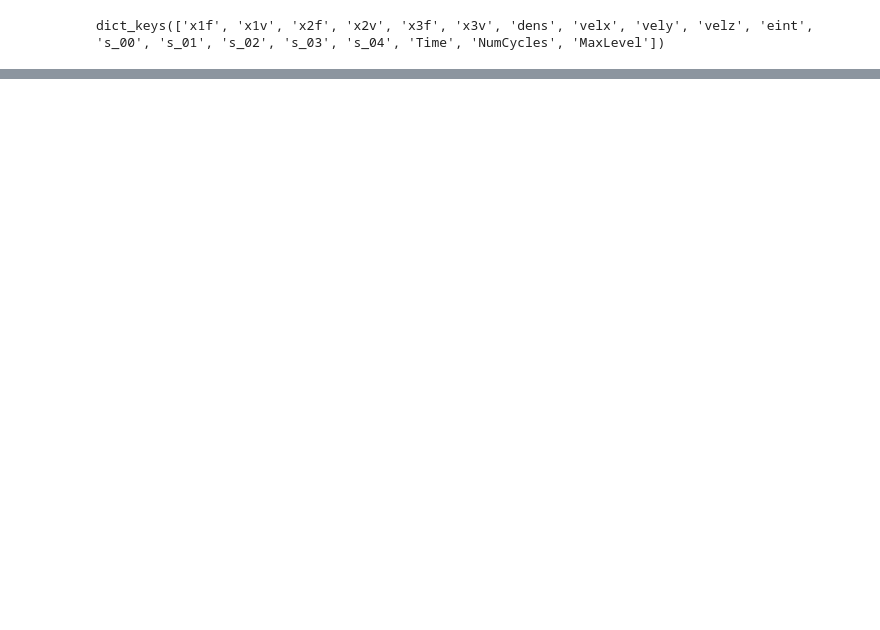
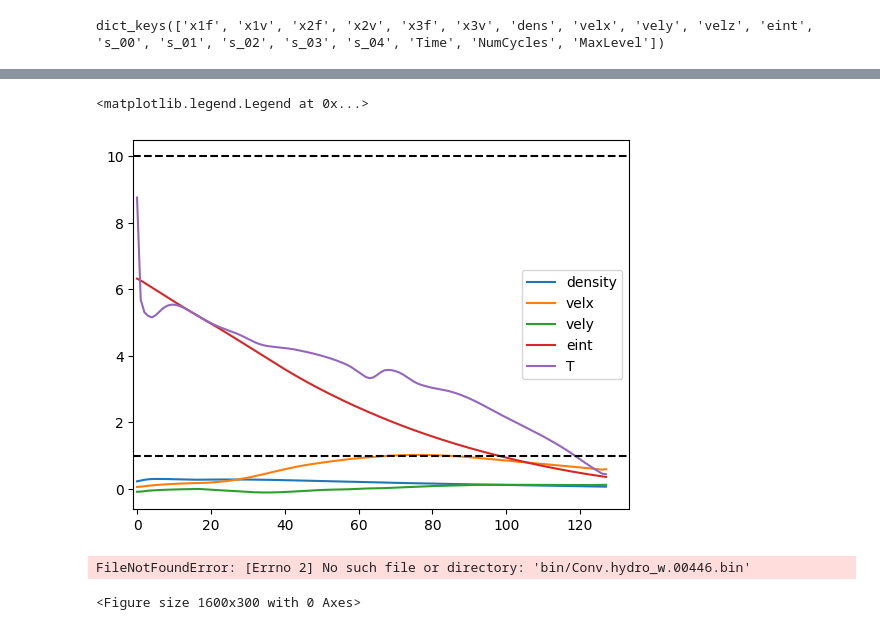
Before and after one commit to HiteshKishoreDas/athenak_nyu, a Jupyter notebook: turb_test/playground.ipynb, the cells around one changed output, grey strips where cells are left out. Drawn from its saved outputs; the diff is of its cells as text; code cells hidden in the pictures; blank space fills up the shorter version.

```diff
--- a/turb_test/playground.ipynb
+++ b/turb_test/playground.ipynb
@@ -48,0 +76,37 @@ plt.colorbar()
+# %%
+plt.plot(out_dict["dens"][0, 0, :], label="density")
+plt.plot(out_dict["velx"][0, 0, :], label="velx")
+plt.plot(out_dict["vely"][0, 0, :], label="vely")
+plt.plot(out_dict["eint"][0, 0, :], label="eint")
+plt.plot(T[0, 0, :], label="T")
+
+plt.axhline(1.0, color="k", ls="--")
+plt.axhline(10.0, color="k", ls="--")
+
+plt.xlim(-1, None)
+plt.legend()
+# %% [output]
+<matplotlib.legend.Legend at 0x...>
+[figure, added]
+# %%
+import cmasher as cm
+
+for i in range(501):
+    fig = plt.figure(figsize=(16, 3))
+    out_dict = bc.read_binary_as_athdf(f"bin/Conv.hydro_w.{i:05d}.bin")
+    plt.imshow(
+        compute_temperature(out_dict)[0, :, :].T,
+        # (out_dict["s_00"] / out_dict["dens"])[0, :, :].T,
+        origin="lower",
+        aspect="equal",
+        vmin=9.5,
+        vmax=10.5,
+        cmap=cm.bubblegum,
+        # cmap=cm.redshift,
+    )
+    plt.colorbar()
+    fig.savefig(f"save/temp/temp_{i:05d}.png")
+    plt.close(fig)
+# %% [output]
+FileNotFoundError: [Errno 2] No such file or directory: 'bin/Conv.hydro_w.00446.bin'
+<Figure size 1600x300 with 0 Axes>
```
Also changed, not shown: parts of 4 cells of this notebook.
